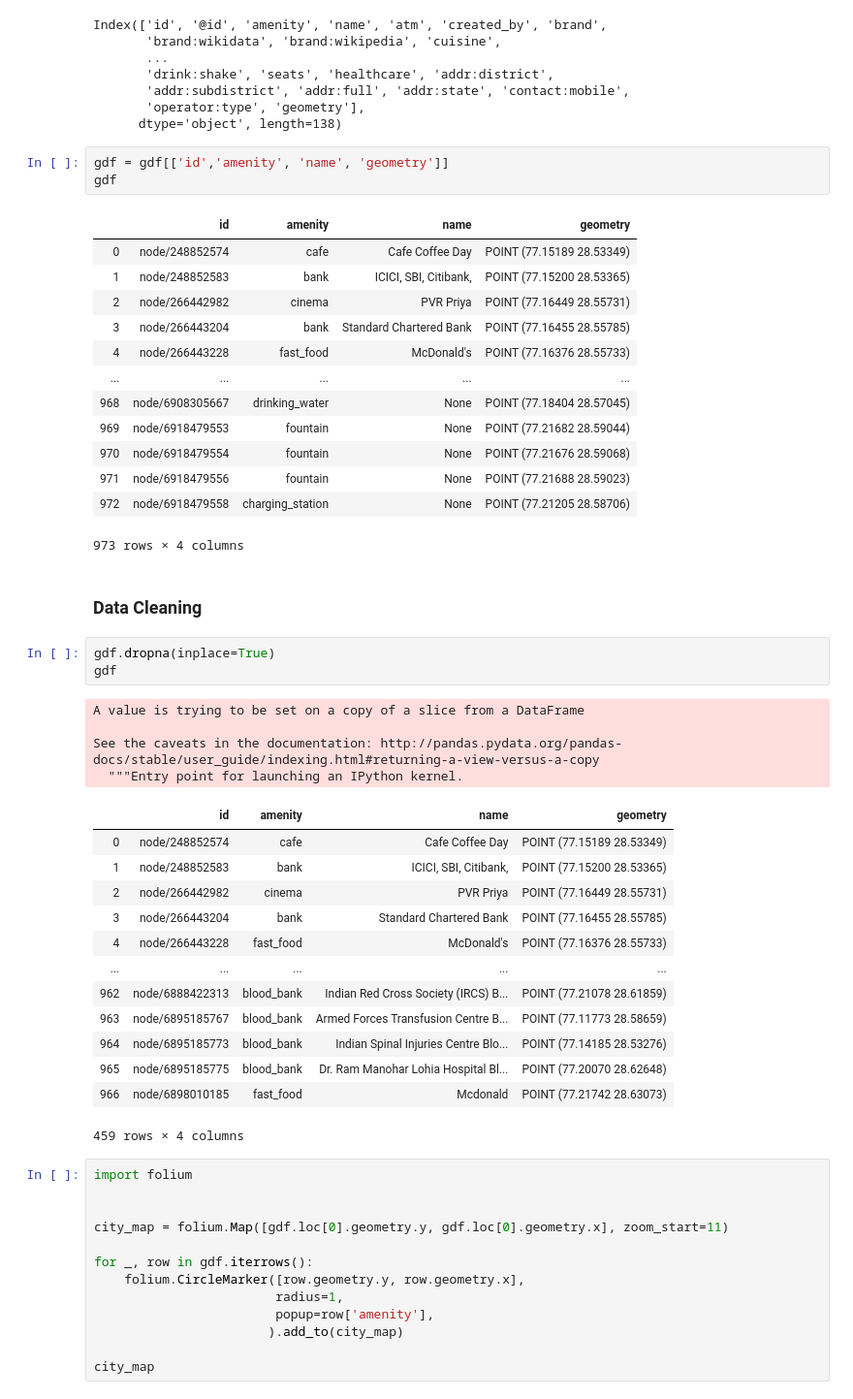
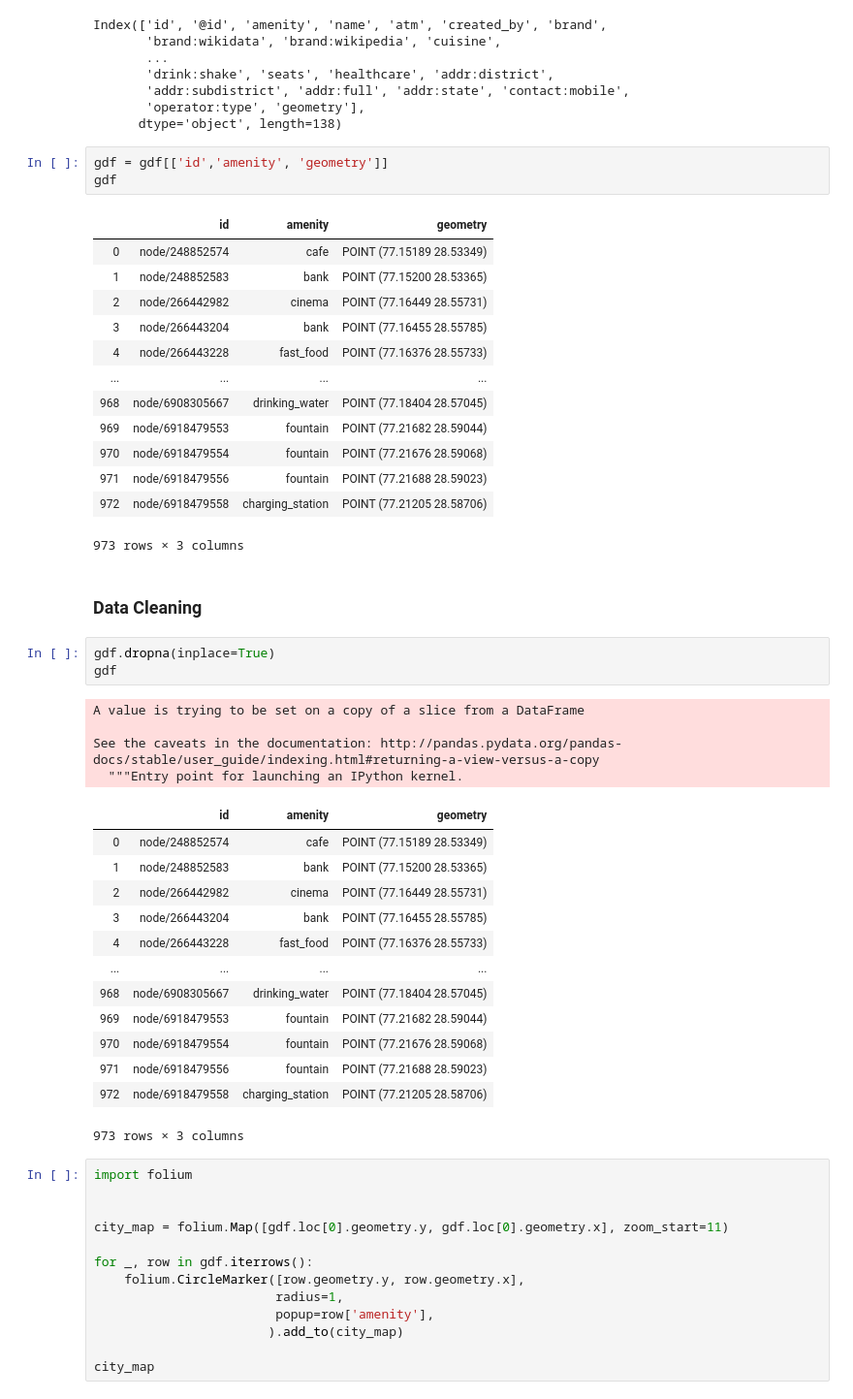
Before and after one commit to sourishsarmah/Commercial_Centers_using_POI_data, a Jupyter notebook: Commercial_Clusters_using_POI.ipynb, the cells around one changed output. Shown at 97% size. Saved outputs shown, nothing was run; the diff lists cells and outputs as text.

```diff
--- a/Commercial_Clusters_using_POI.ipynb
+++ b/Commercial_Clusters_using_POI.ipynb
@@ -55,22 +32,22 @@ Index(['id', '@id', 'amenity', 'name', 'atm', 'created_by', 'brand',
        'operator:type', 'geometry'],
       dtype='object', length=138)
 # %%
-gdf = gdf[['id','amenity', 'name', 'geometry']]
+gdf = gdf[['id','amenity', 'geometry']]
 gdf
 # %% [output]
-|  | id | amenity | name | geometry |
-| 0 | node/248852574 | cafe | Cafe Coffee Day | POINT (77.15189 28.53349) |
-| 1 | node/248852583 | bank | ICICI, SBI, Citibank, | POINT (77.15200 28.53365) |
-| 2 | node/266442982 | cinema | PVR Priya | POINT (77.16449 28.55731) |
-| 3 | node/266443204 | bank | Standard Chartered Bank | POINT (77.16455 28.55785) |
-| 4 | node/266443228 | fast_food | McDonald's | POINT (77.16376 28.55733) |
-| ... | ... | ... | ... | ... |
-| 968 | node/6908305667 | drinking_water | None | POINT (77.18404 28.57045) |
-| 969 | node/6918479553 | fountain | None | POINT (77.21682 28.59044) |
-| 970 | node/6918479554 | fountain | None | POINT (77.21676 28.59068) |
-| 971 | node/6918479556 | fountain | None | POINT (77.21688 28.59023) |
-| 972 | node/6918479558 | charging_station | None | POINT (77.21205 28.58706) |
+|  | id | amenity | geometry |
+| 0 | node/248852574 | cafe | POINT (77.15189 28.53349) |
+| 1 | node/248852583 | bank | POINT (77.15200 28.53365) |
+| 2 | node/266442982 | cinema | POINT (77.16449 28.55731) |
+| 3 | node/266443204 | bank | POINT (77.16455 28.55785) |
+| 4 | node/266443228 | fast_food | POINT (77.16376 28.55733) |
+| ... | ... | ... | ... |
+| 968 | node/6908305667 | drinking_water | POINT (77.18404 28.57045) |
+| 969 | node/6918479553 | fountain | POINT (77.21682 28.59044) |
+| 970 | node/6918479554 | fountain | POINT (77.21676 28.59068) |
+| 971 | node/6918479556 | fountain | POINT (77.21688 28.59023) |
+| 972 | node/6918479558 | charging_station | POINT (77.21205 28.58706) |
-973 rows × 4 columns
+973 rows × 3 columns
 # %% [markdown]
 ### Data Cleaning
 # %%
@@ -81,19 +58,19 @@ A value is trying to be set on a copy of a slice from a DataFrame
 
 See the caveats in the documentation: http://pandas.pydata.org/pandas-docs/stable/user_guide/indexing.html#returning-a-view-versus-a-copy
   """Entry point for launching an IPython kernel.
-|  | id | amenity | name | geometry |
-| 0 | node/248852574 | cafe | Cafe Coffee Day | POINT (77.15189 28.53349) |
-| 1 | node/248852583 | bank | ICICI, SBI, Citibank, | POINT (77.15200 28.53365) |
-| 2 | node/266442982 | cinema | PVR Priya | POINT (77.16449 28.55731) |
-| 3 | node/266443204 | bank | Standard Chartered Bank | POINT (77.16455 28.55785) |
-| 4 | node/266443228 | fast_food | McDonald's | POINT (77.16376 28.55733) |
-| ... | ... | ... | ... | ... |
-| 962 | node/6888422313 | blood_bank | Indian Red Cross Society (IRCS) B... | POINT (77.21078 28.61859) |
-| 963 | node/6895185767 | blood_bank | Armed Forces Transfusion Centre B... | POINT (77.11773 28.58659) |
-| 964 | node/6895185773 | blood_bank | Indian Spinal Injuries Centre Blo... | POINT (77.14185 28.53276) |
-| 965 | node/6895185775 | blood_bank | Dr. Ram Manohar Lohia Hospital Bl... | POINT (77.20070 28.62648) |
-| 966 | node/6898010185 | fast_food | Mcdonald | POINT (77.21742 28.63073) |
+|  | id | amenity | geometry |
+| 0 | node/248852574 | cafe | POINT (77.15189 28.53349) |
+| 1 | node/248852583 | bank | POINT (77.15200 28.53365) |
+| 2 | node/266442982 | cinema | POINT (77.16449 28.55731) |
+| 3 | node/266443204 | bank | POINT (77.16455 28.55785) |
+| 4 | node/266443228 | fast_food | POINT (77.16376 28.55733) |
+| ... | ... | ... | ... |
+| 968 | node/6908305667 | drinking_water | POINT (77.18404 28.57045) |
+| 969 | node/6918479553 | fountain | POINT (77.21682 28.59044) |
+| 970 | node/6918479554 | fountain | POINT (77.21676 28.59068) |
+| 971 | node/6918479556 | fountain | POINT (77.21688 28.59023) |
+| 972 | node/6918479558 | charging_station | POINT (77.21205 28.58706) |
-459 rows × 4 columns
+973 rows × 3 columns
 # %%
 import folium
 
```
Also changed, not shown: parts of 27 cells of this notebook, 6 other files.
